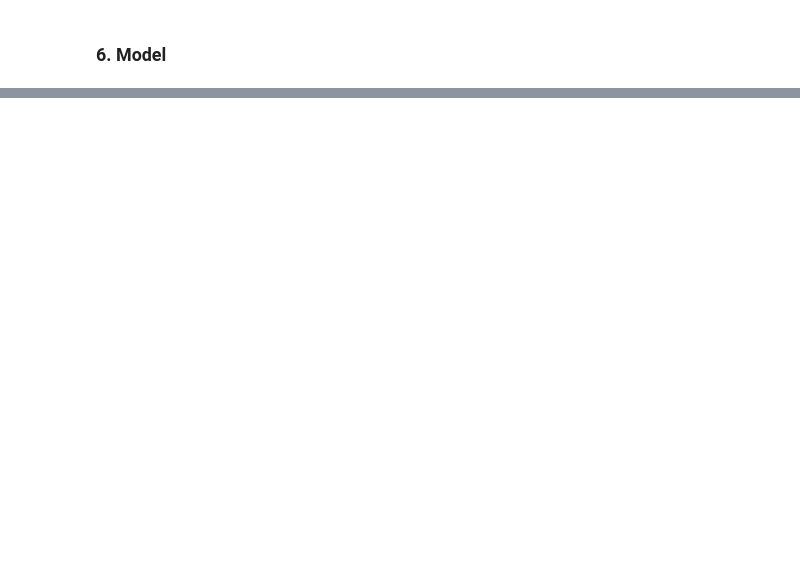
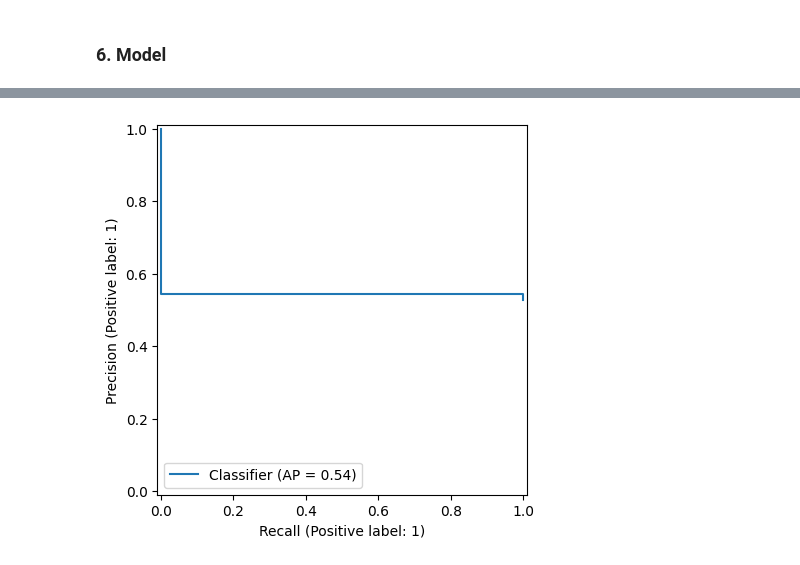
Before and after one commit to simon2326/Heart-disease, a Jupyter notebook: BaselineModel.ipynb, the cells around one changed output, grey strips where cells are left out. Saved outputs shown, nothing was run; the diff lists cells and outputs as text; code cells hidden in the pictures; blank space fills up the shorter version.

```diff
--- a/BaselineModel.ipynb
+++ b/BaselineModel.ipynb
@@ -274,0 +431,4 @@ class HeuristicModel(BaseEstimator, ClassifierMixin):
+# %%
+PrecisionRecallDisplay.from_predictions(y_test, y_pred);
+# %% [output]
+[figure, added]
```
Also changed, not shown: parts of 21 cells of this notebook.
